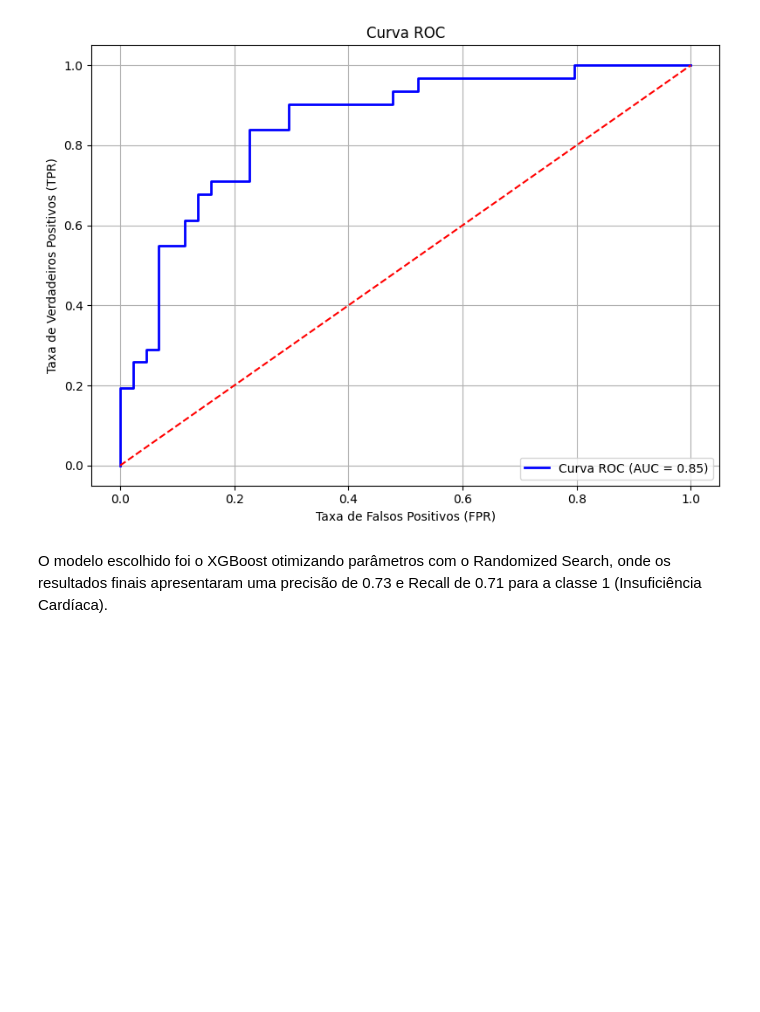
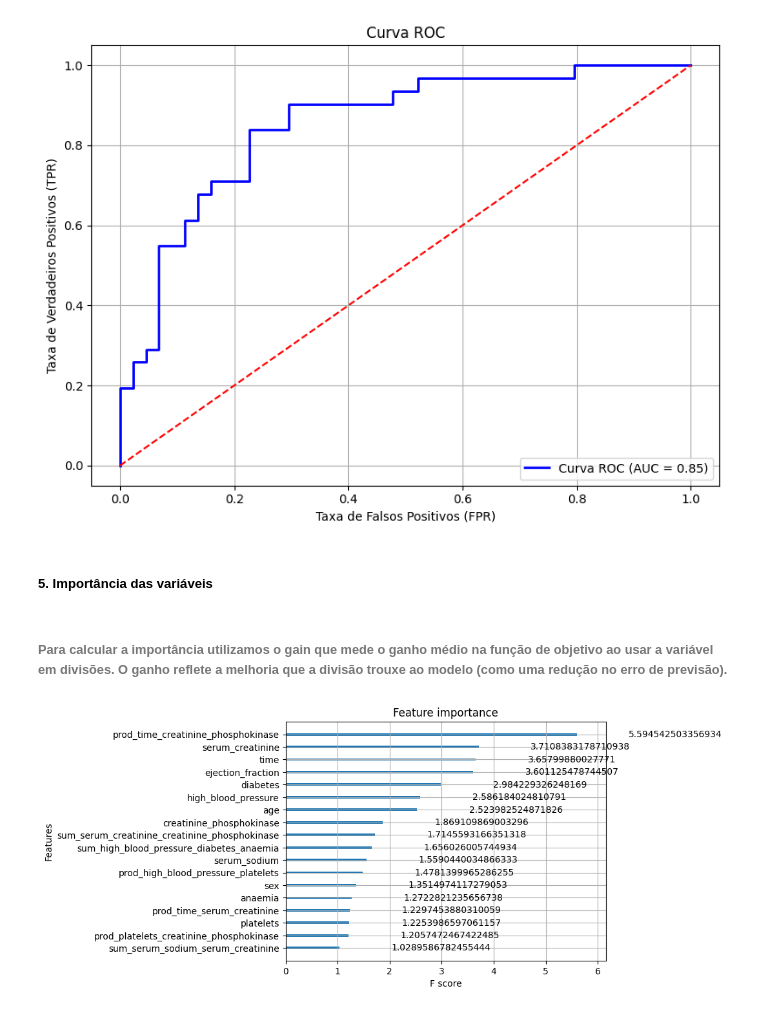
Before and after one commit to BrunoMorimoto/Modelos-de-Classificacao, a Jupyter notebook: src/modelo.ipynb, the cells around one changed output. Drawn from its saved outputs; the diff is of its cells as text; code cells hidden in the pictures; blank space fills up the shorter version.

```diff
--- a/src/modelo.ipynb
+++ b/src/modelo.ipynb
@@ -637,5 +637,13 @@ plt.tight_layout()
 plt.show()
 # %% [output]
 [figure]
-# %% [markdown]
-O modelo escolhido foi o XGBoost otimizando parâmetros com o Randomized Search, onde os resultados finais apresentaram uma precisão de 0.73 e Recall de 0.71 para a classe 1 (Insuficiência Cardíaca).
+# %% [markdown]
+##### 5. **Importância** das variáveis
+# %% [markdown]
+###### Para calcular a importância utilizamos o **gain** que mede o ganho médio na função de objetivo ao usar a variável em divisões. O ganho reflete a melhoria que a divisão trouxe ao modelo (como uma redução no erro de previsão).
+# %%
+# Supondo que 'xgb_model' seja o modelo treinado
+xgb.plot_importance(xgboost_otimizado, importance_type='gain')  # Pode usar 'weight', 'gain' ou 'cover'
+plt.show()
+# %% [output]
+[figure, added]
```
Also changed, not shown: parts of 1 cell of this notebook, 1 other file.
